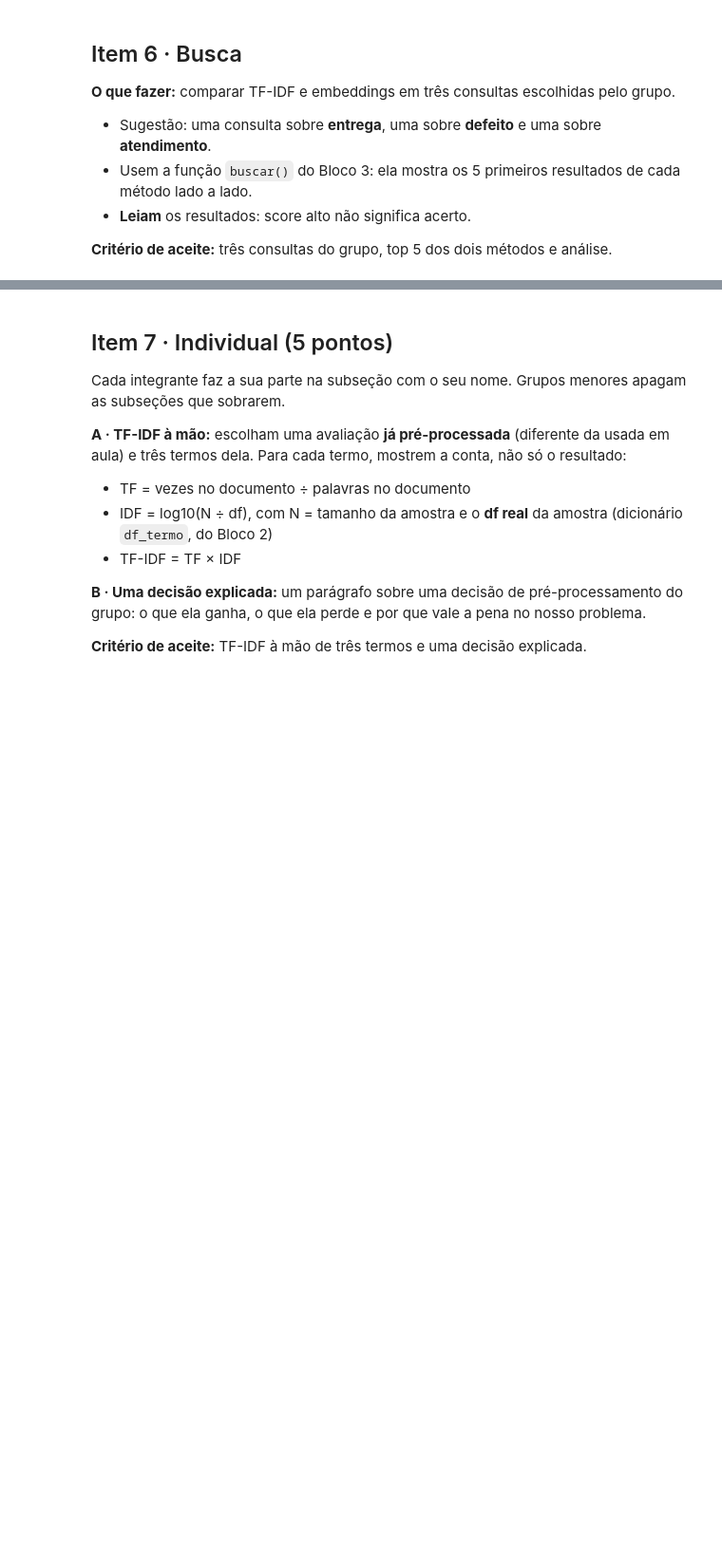
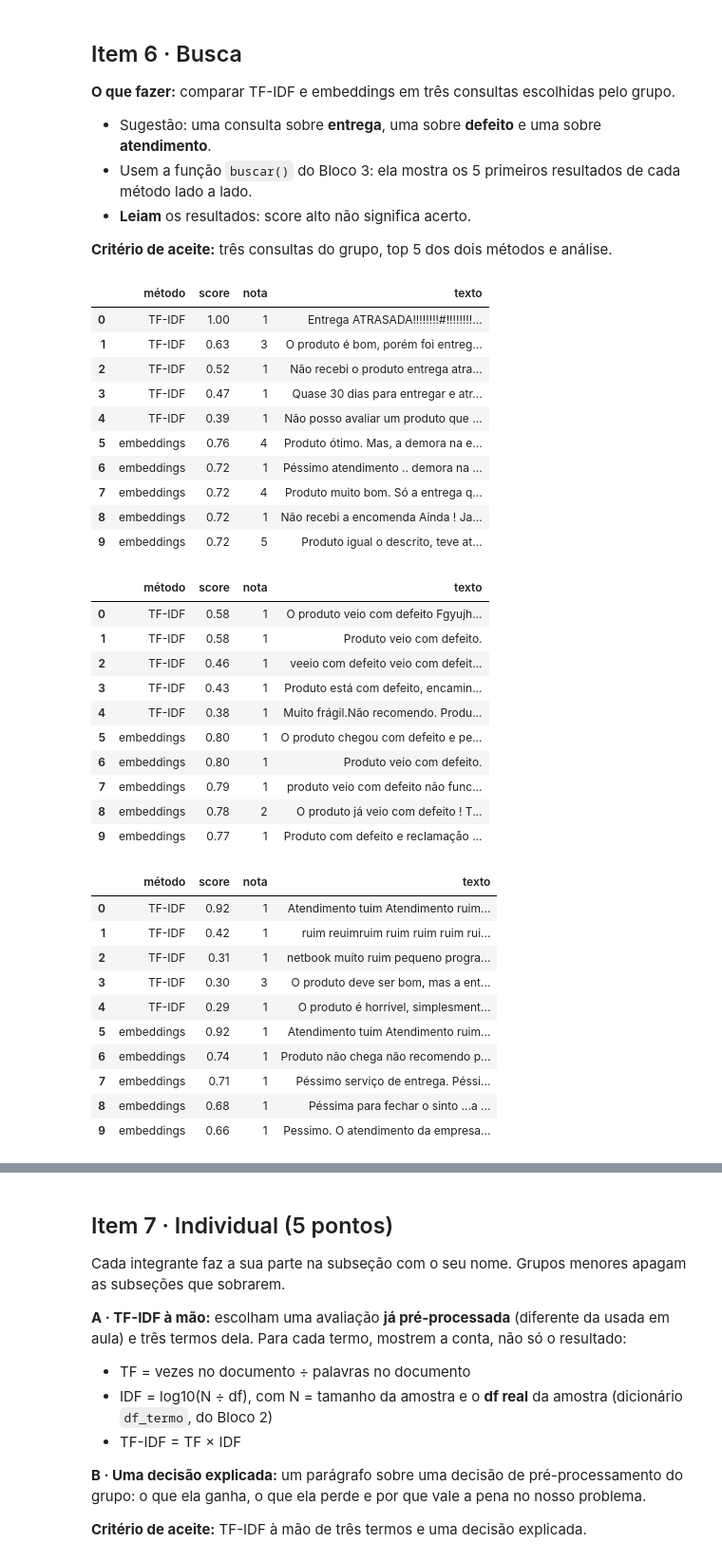
Before and after one commit to igorcsdalmeida-dev/mineracao-textos-2026, a Jupyter notebook: notebooks/01_do_texto_ao_vetor.ipynb, the cells around one changed output, grey strips where cells are left out. Shown at 95% size. Saved outputs shown, nothing was run; the diff lists cells and outputs as text; code cells hidden in the pictures; blank space fills up the shorter version.

```diff
--- a/notebooks/01_do_texto_ao_vetor.ipynb
+++ b/notebooks/01_do_texto_ao_vetor.ipynb
@@ -1059,8 +1059,42 @@ _Escrevam aqui._
 # %%
 # Item 6 · Busca
 # Troquem pelas consultas do grupo. display() mostra cada tabela dentro do laço.
-#   for consulta in ["<consulta de entrega>", "<consulta de defeito>", "<consulta de atendimento>"]:
-#       display(buscar(consulta))
+for consulta in ["entrega atrasada", "produto com defeito", "atendimento ruim"]:
+  display(buscar(consulta))
+# %% [output]
+|  | método | score | nota | texto |
+| 0 | TF-IDF | 1.00 | 1 | Entrega ATRASADA!!!!!!!!#!!!!!!!!... |
+| 1 | TF-IDF | 0.63 | 3 | O produto é bom, porém foi entreg... |
+| 2 | TF-IDF | 0.52 | 1 | Não recebi o produto entrega atra... |
+| 3 | TF-IDF | 0.47 | 1 | Quase 30 dias para entregar e atr... |
+| 4 | TF-IDF | 0.39 | 1 | Não posso avaliar um produto que ... |
+| 5 | embeddings | 0.76 | 4 | Produto ótimo. Mas, a demora na e... |
+| 6 | embeddings | 0.72 | 1 | Péssimo atendimento .. demora na ... |
+| 7 | embeddings | 0.72 | 4 | Produto muito bom. Só a entrega q... |
+| 8 | embeddings | 0.72 | 1 | Não recebi a encomenda Ainda ! Ja... |
+| 9 | embeddings | 0.72 | 5 | Produto igual o descrito, teve at... |
+|  | método | score | nota | texto |
+| 0 | TF-IDF | 0.58 | 1 | O produto veio com defeito Fgyujh... |
+| 1 | TF-IDF | 0.58 | 1 | Produto veio com defeito. |
+| 2 | TF-IDF | 0.46 | 1 | veeio com defeito veio com defeit... |
+| 3 | TF-IDF | 0.43 | 1 | Produto está com defeito, encamin... |
+| 4 | TF-IDF | 0.38 | 1 | Muito frágil.Não recomendo. Produ... |
+| 5 | embeddings | 0.80 | 1 | O produto chegou com defeito e pe... |
+| 6 | embeddings | 0.80 | 1 | Produto veio com defeito. |
+| 7 | embeddings | 0.79 | 1 | produto veio com defeito não func... |
+| 8 | embeddings | 0.78 | 2 | O produto já veio com defeito ! T... |
+| 9 | embeddings | 0.77 | 1 | Produto com defeito e reclamaçåo ... |
+|  | método | score | nota | texto |
+| 0 | TF-IDF | 0.92 | 1 | Atendimento tuim Atendimento ruim... |
+| 1 | TF-IDF | 0.42 | 1 | ruim reuimruim ruim ruim ruim rui... |
+| 2 | TF-IDF | 0.31 | 1 | netbook muito ruim pequeno progra... |
+| 3 | TF-IDF | 0.30 | 3 | O produto deve ser bom, mas a ent... |
+| 4 | TF-IDF | 0.29 | 1 | O produto é horrível, simplesment... |
+| 5 | embeddings | 0.92 | 1 | Atendimento tuim Atendimento ruim... |
+| 6 | embeddings | 0.74 | 1 | Produto não chega não recomendo p... |
+| 7 | embeddings | 0.71 | 1 | Péssimo serviço de entrega. Péssi... |
+| 8 | embeddings | 0.68 | 1 | Péssima para fechar o sinto ...a ... |
+| 9 | embeddings | 0.66 | 1 | Pessimo. O atendimento da empresa... |
 # %% [markdown]
 **Resposta do grupo (Item 6):** para cada consulta, quantos dos 5 resultados de cada método são realmente relevantes? Onde cada método acertou e onde errou? Mostrem exemplos. Qual método o grupo usaria no projeto, e por quê?
 
```
Also changed, not shown: parts of 2 cells of this notebook.
